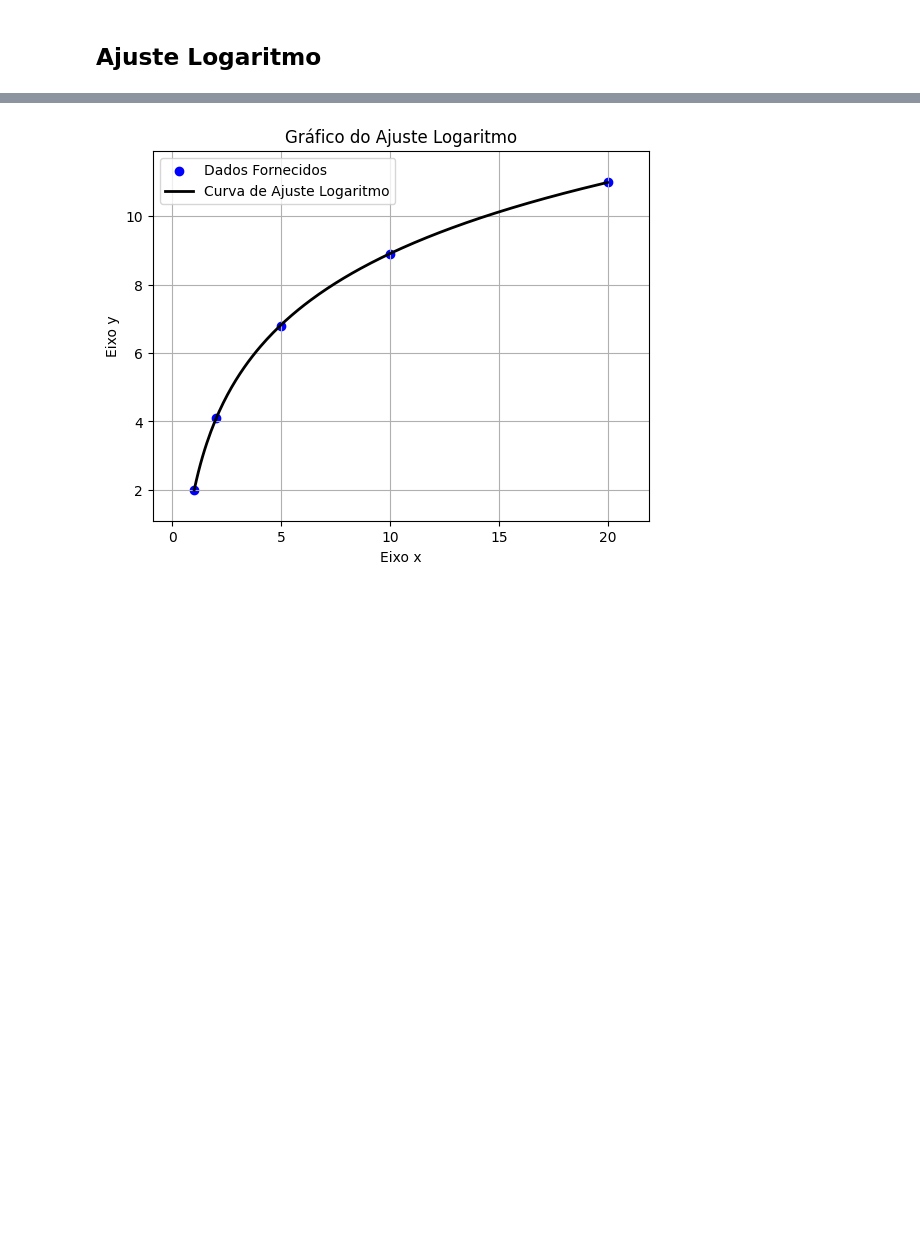
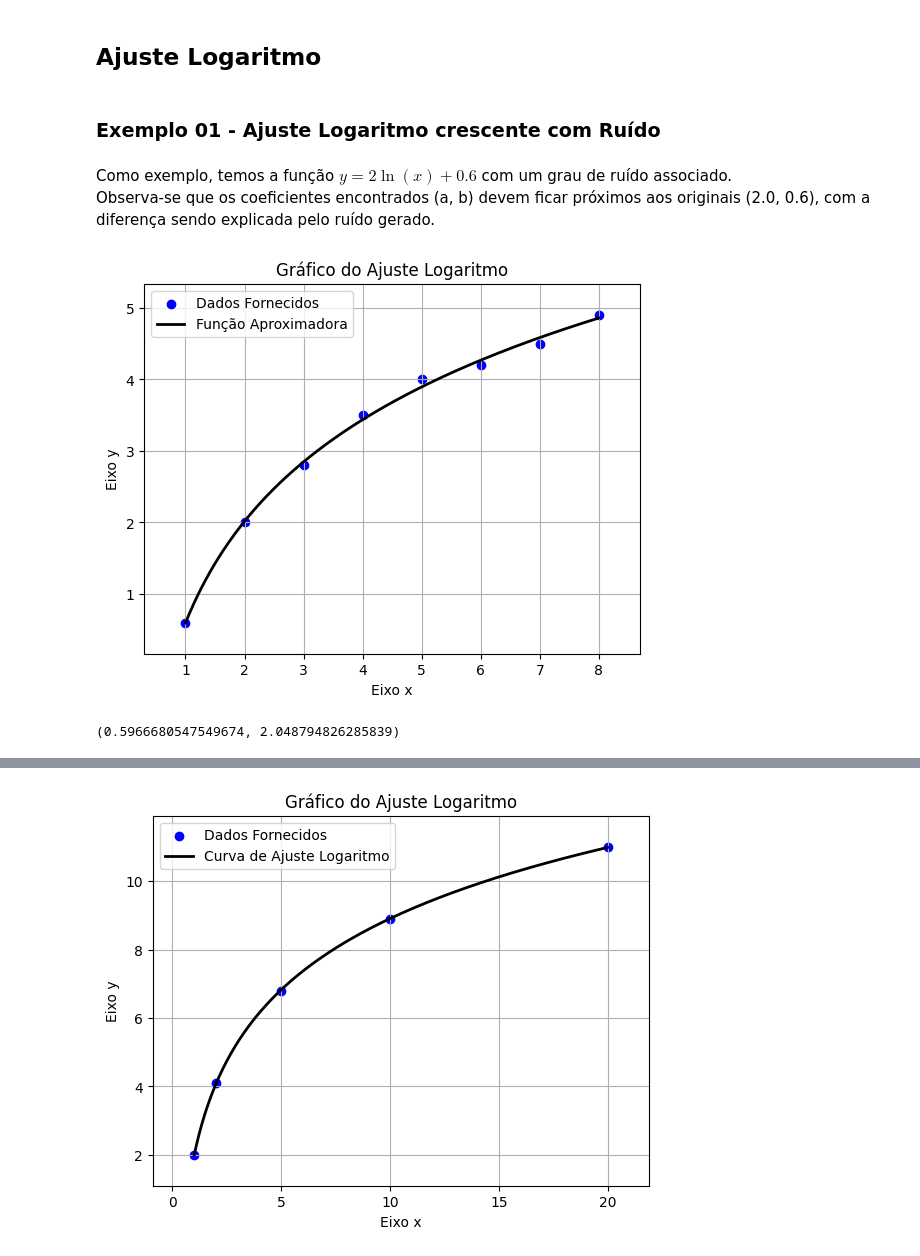
Before and after one commit to Mateus-Band/CB2325NumericaG07, a Jupyter notebook: notebooks_demos/aproximacao_demo.ipynb, the cells around one changed output, grey strips where cells are left out. Drawn from its saved outputs; the diff is of its cells as text; code cells hidden in the pictures; blank space fills up the shorter version.

```diff
--- a/notebooks_demos/aproximacao_demo.ipynb
+++ b/notebooks_demos/aproximacao_demo.ipynb
@@ -177,2 +219,15 @@ ajuste_exponencial([0, 1, 2, 3, 4, 5], [1.1, 1.7, 2.9, 5.1, 8.5, 14.2])
 # %% [markdown]
 ## Ajuste Logaritmo
+# %% [markdown]
+### Exemplo 01 - Ajuste Logaritmo crescente com Ruído
+# %% [markdown]
+Como exemplo, temos a função $y = 2 \ln(x) + 0.6$ com um grau de ruído associado. <br>
+Observa-se que os coeficientes encontrados (a, b) devem ficar próximos aos originais (2.0, 0.6), com a diferença sendo explicada pelo ruído gerado.
+# %%
+X = [1, 2, 3, 4, 5, 6, 7, 8]
+Y = [0.6, 2.0, 2.8, 3.5, 4.0, 4.2, 4.5, 4.9]
+
+ajuste_logaritmo(X, Y)
+# %% [output]
+[figure, added]
+(0.5966680547549674, 2.048794826285839)
```
Also changed, not shown: parts of 29 cells of this notebook.
